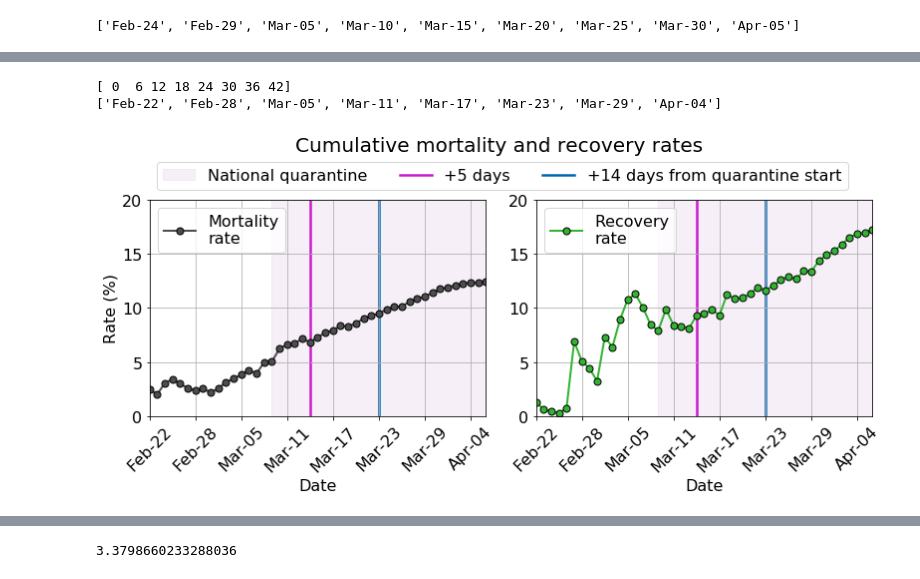
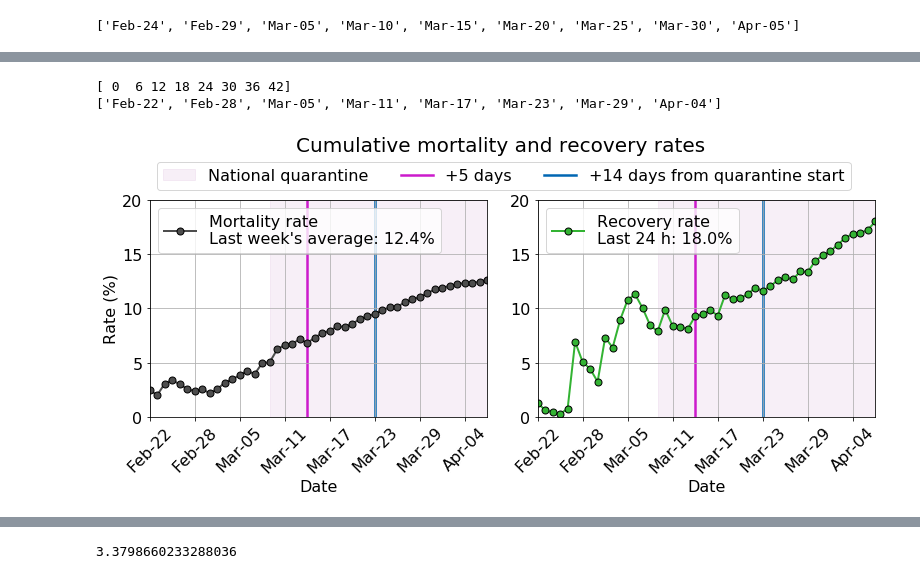
Before and after one commit to cebasfu93/Coronavirus, a Jupyter notebook: SEIR.ipynb, the cells around one changed output, grey strips where cells are left out. Cells and saved outputs as stored; diff of their text form; code cells hidden in the pictures.

```diff
--- a/SEIR.ipynb
+++ b/SEIR.ipynb
@@ -341,37 +341,36 @@ dates = pd.date_range(xini, xfin, freq='6D')
 days = np.arange(0, len(covid), 6)
 print(days)
 dateticks = [t.strftime('%b-%d') for t in dates]
 print(dateticks)
-
 fig, axs = plt.subplots(figsize=(13,4), ncols=2, nrows=1, gridspec_kw={'wspace': 0.15})
 fig.suptitle('Cumulative mortality and recovery rates\n', fontsize=Z+4, y=1.1)
 axs[0].set_ylabel("Rate (%)", fontsize=Z)
-axs[0].errorbar(range(len(covid.index)), covid['Dead_rate'], label="Mortality\nrate", color=colors[1], fmt='o-', markersize=7, linewidth=2, markeredgecolor='k', markeredgewidth=1, zorder=2)
-axs[1].errorbar(range(len(covid.index)), covid['Recovered_rate'], label="Recovery\nrate", color=colors[2], fmt='o-', markersize=7, linewidth=2, markeredgecolor='k', markeredgewidth=1, zorder=2)
+axs[0].errorbar(range(len(covid.index)), covid['Dead_rate'], label="Mortality rate\nLast week's average: {:.1f}%".format(covid.Dead_rate[-5:].mean()), color=colors[1], fmt='o-', markersize=7, linewidth=2, markeredgecolor='k', markeredgewidth=1, zorder=2)
+axs[1].errorbar(range(len(covid.index)), covid['Recovered_rate'], label="Recovery rate\nLast 24 h: {:.1f}%".format(covid.Recovered_rate[-1]), color=colors[2], fmt='o-', markersize=7, linewidth=2, markeredgecolor='k', markeredgewidth=1, zorder=2)
 
 for ax in axs.flatten():
     ax.set_ylim(0,20)
     ax.set_yticks(np.arange(0,21,5))
     quarspan = ax.axvspan(xmin=int(np.where(covid.index==xquarini)[0]), xmax=len(covid)-1, color=c_span, alpha=0.1, zorder=0)
     quar = ax.axvline(int(np.where(covid.index==xplus5)[0]), c=c_5, lw=2.5, zorder=1)
     quar2 = ax.axvline(int(np.where(covid.index==xplus14)[0]), c=c_14, lw=2.5, zorder=1)
     ax.set_xticks(days)
     ax.set_xticklabels(dateticks, rotation=45)
     ax.get_yaxis().set_major_formatter(mpl.ticker.FuncFormatter(lambda x, p: format(int(x), ',')))
     ax.set_xlim(0,max(smooth_times))
     ax.grid()
     ax.tick_params(labelsize=Z)
     ax.set_xlabel("Date", fontsize=Z)
     legend1 = plt.legend([quarspan, quar, quar2], ['National quarantine', '+5 days', '+14 days from quarantine start'], loc='upper center', bbox_to_anchor=(-0.1,1.21), fontsize=Z, ncol=3)
     ax.legend(fontsize=Z, loc='upper left')
 plt.gca().add_artist(legend1)
 plt.savefig("Mortality.png", dpi=300, format='png', bbox_inches='tight')
 plt.show()
 plt.close()
 # %% [output]
 [ 0  6 12 18 24 30 36 42]
 ['Feb-22', 'Feb-28', 'Mar-05', 'Mar-11', 'Mar-17', 'Mar-23', 'Mar-29', 'Apr-04']
-[figure, old version]
+[figure, new version]
 # %%
 covid.Infected[-1]- covid.Infected[-2]
 # %% [output]
```
Also changed, not shown: parts of 7 cells of this notebook, 5 other files.
